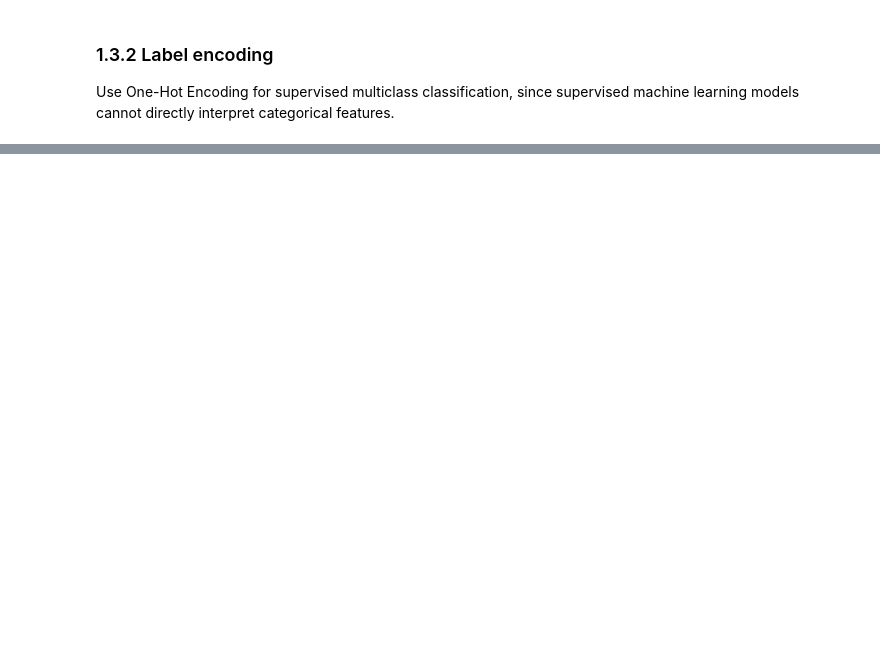
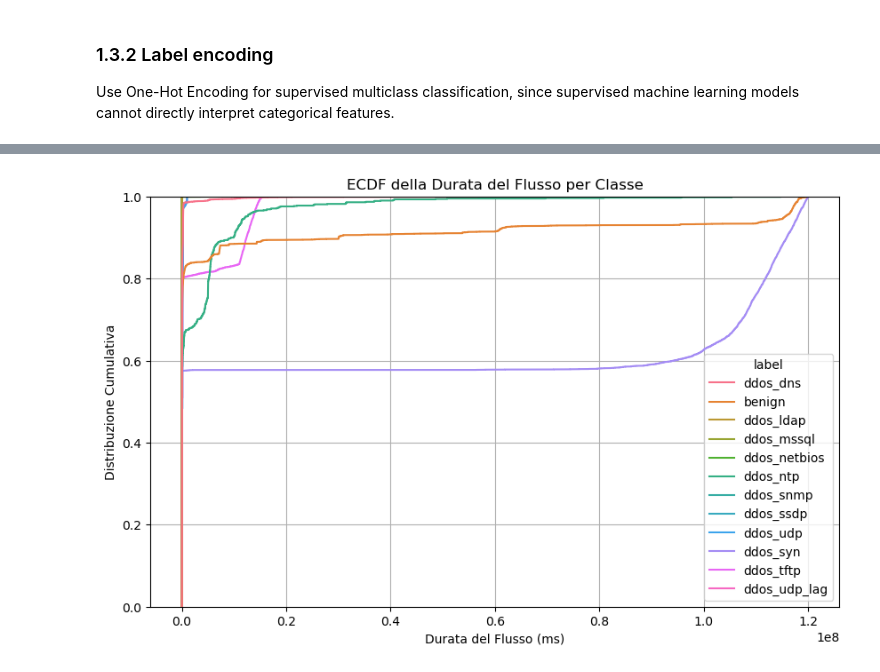
Before and after one commit to iochia02/ML4N_project, a Jupyter notebook: Code/main.ipynb, the cells around one changed output, grey strips where cells are left out. Cells and saved outputs as stored; diff of their text form; code cells hidden in the pictures; blank space fills up the shorter version.

```diff
--- a/Code/main.ipynb
+++ b/Code/main.ipynb
@@ -149,0 +235,13 @@ pd.reset_option('display.max_columns')
+# %%
+# Obiettivo: Analizzare le differenze nei tempi di flusso tra traffico benigno e attacchi.
+
+# ECDF per la durata del flusso
+plt.figure(figsize=(10, 6))
+sns.ecdfplot(data=df, x='Flow Duration', hue='label')
+plt.xlabel('Durata del Flusso (ms)')
+plt.ylabel('Distribuzione Cumulativa')
+plt.title('ECDF della Durata del Flusso per Classe')
+plt.grid()
+plt.show()
+# %% [output]
+[figure, added]
```
Also changed, not shown: parts of 11 cells of this notebook.
